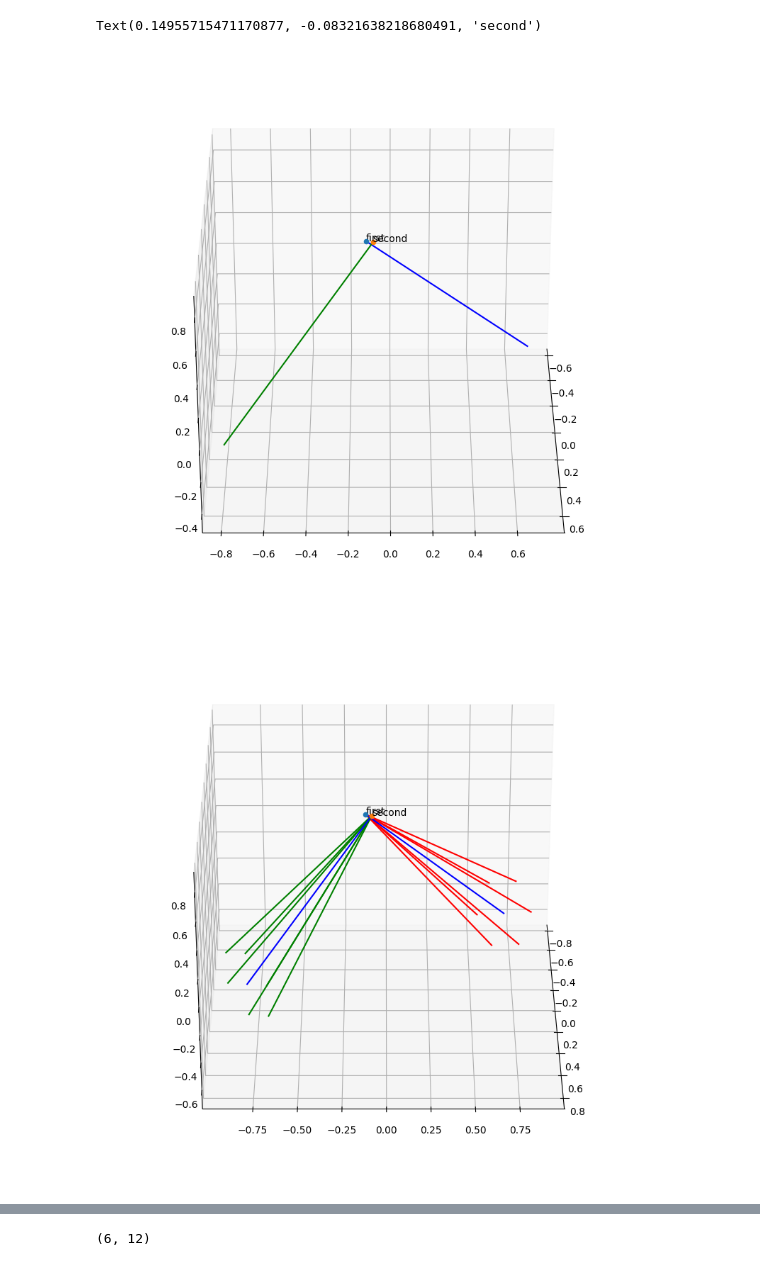
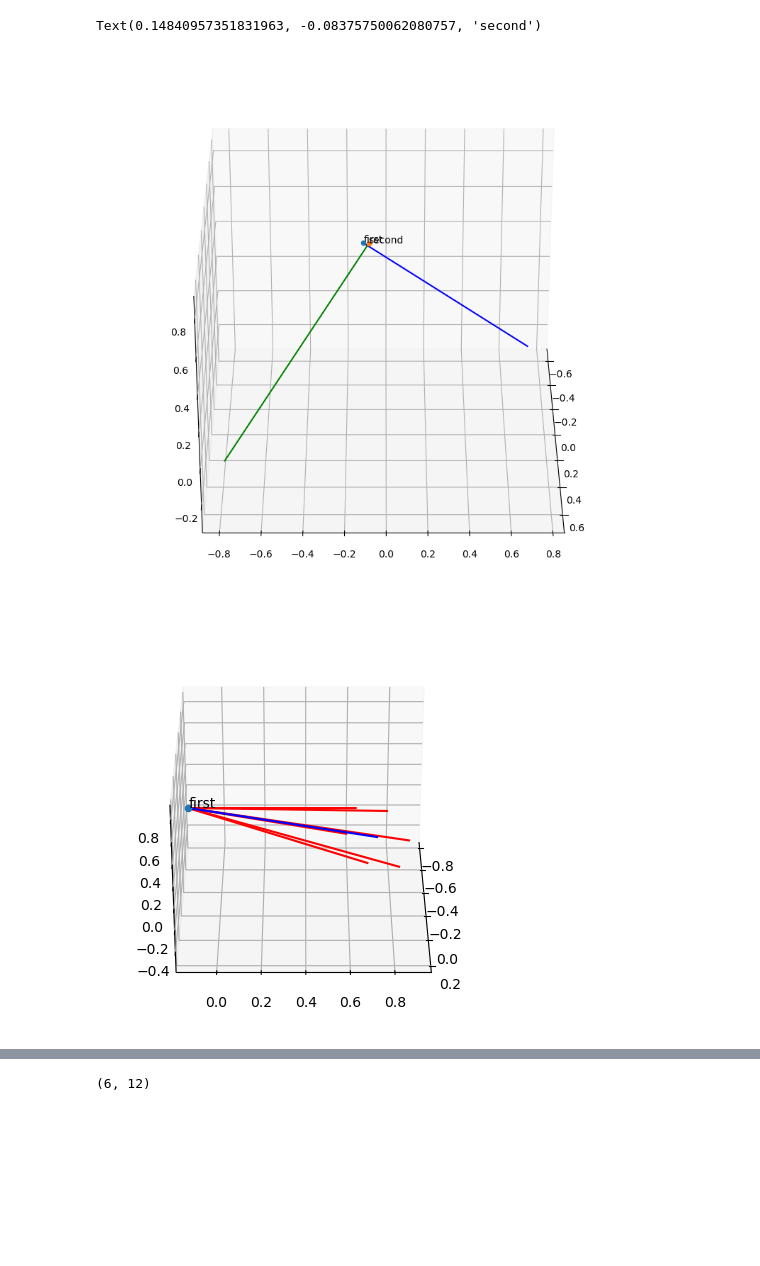
Before and after one commit to sachinkundu/softgqm-thesis, a Jupyter notebook: contact_data/draw_cones.ipynb, the cells around one changed output, grey strips where cells are left out. Saved outputs shown, nothing was run; the diff lists cells and outputs as text; code cells hidden in the pictures; blank space fills up the shorter version.

```diff
--- a/contact_data/draw_cones.ipynb
+++ b/contact_data/draw_cones.ipynb
@@ -18,8 +18,8 @@ def draw_images(cloth, axis, angle):
         ax.set_title(camera)
     plt.show()
 # %%
-contact_data_dir = "04042024-131547"
-cloth_name, axis, angle = 0, "x", -30
+contact_data_dir = "06042024-132621"
+cloth_name, axis, angle = 0, "x", -20
 file_path = Path(contact_data_dir) / f"{cloth_name}_{axis}_{angle}.npy"
 contacts_0 = np.load(file_path,allow_pickle='TRUE').item()
 contacts_0
@@ -75,43 +76,29 @@ ax.scatter(point_x, point_y, point_z)
 # ax.text(point_x , point_y, point_z, f"first: {point_x:.2f}, {point_y:.2f}, {point_z:.2f}")
 ax.text(point_x , point_y, point_z, f"second")
 # %% [output]
-Text(0.14955715471170877, -0.08321638218680491, 'second')
+Text(0.14840957351831963, -0.08375750062080757, 'second')
-[figure, old version]
+[figure, new version]
 # %%
 from matplotlib import pyplot as plt
 from mpl_toolkits.mplot3d import Axes3D
 scale=1.0
 
-fig = plt.figure(figsize=(10,10))
+fig = plt.figure(figsize=(5,5))
 ax = fig.add_subplot(projection='3d')
 ax.view_init(30, 0, 0)
 
 point_x, point_y, point_z = contacts_0['pos'][0]
 cone_support = contacts_0['forces'][:3, :6]
 normal_x, normal_y, normal_z = -(contacts_0['frame'][0][:3])
 
 for i in range(cone_support.shape[1]):
     dest = cone_support[:,i]
     plt.plot((point_x, dest[0]), (point_y, dest[1]), (point_z, dest[2]), color="red")
 
 plt.plot((point_x, normal_x), (point_y, normal_y), (point_z, normal_z), color="blue")
 ax.scatter(point_x, point_y, point_z)
 # ax.text(point_x , point_y, point_z, f"first: {point_x:.2f}, {point_y:.2f}, {point_z:.2f}")
 ax.text(point_x , point_y, point_z, f"first")
-
-point_x, point_y, point_z = contacts_0['pos'][1]
-cone_support = contacts_0['forces'][:3, 6:]
-normal_x, normal_y, normal_z = -(contacts_0['frame'][1][:3])
-
-for i in range(cone_support.shape[1]):
-    dest = cone_support[:,i]
-    plt.plot((point_x, dest[0]), (point_y, dest[1]), (point_z, dest[2]), color="green")
-
-plt.plot((point_x, normal_x), (point_y, normal_y), (point_z, normal_z), color="blue")
-ax.scatter(point_x, point_y, point_z)
-# ax.text(point_x, point_y, point_z, f"second: {point_x:.2f}, {point_y:.2f}, {point_z:.2f}")
-ax.text(point_x, point_y, point_z, f"second")
-
-plt.show()
+plt.savefig("first_contact_cone.png", bbox_inches='tight')
 # %% [output]
-[figure, old version]
+[figure, new version]
```
Also changed, not shown: parts of 8 cells of this notebook, 3 other files.
